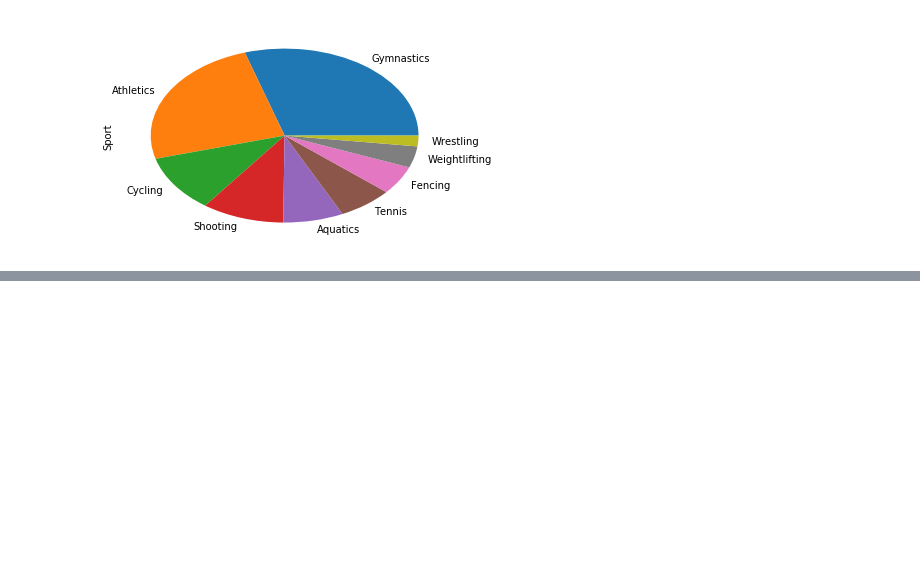
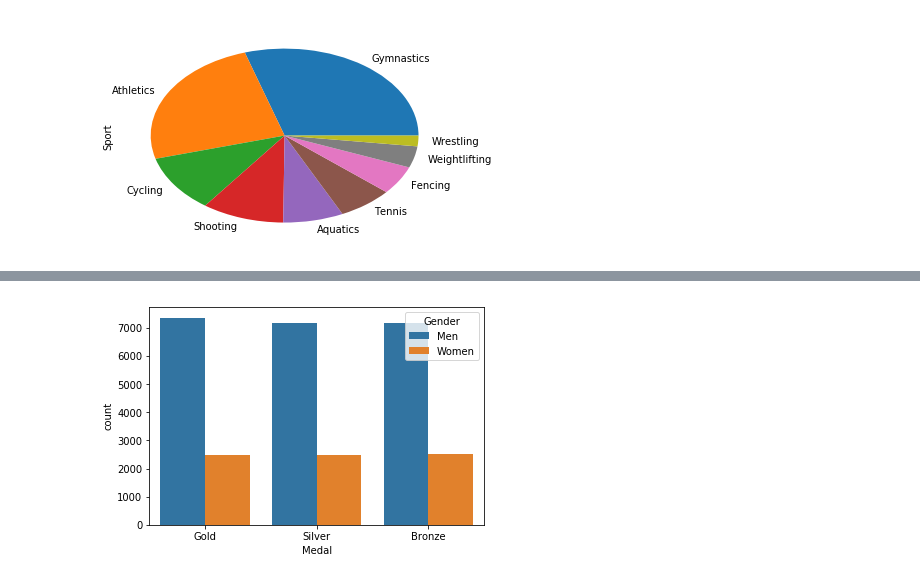
Before and after one commit to zrayyes/Training, a Jupyter notebook: Python Data Science/Pandas Essential Training/Basic Plotting.ipynb, the cells around one changed output, grey strips where cells are left out. Cells and saved outputs as stored; diff of their text form; code cells hidden in the pictures; blank space fills up the shorter version.

```diff
--- a/Python Data Science/Pandas Essential Training/Basic Plotting.ipynb
+++ b/Python Data Science/Pandas Essential Training/Basic Plotting.ipynb
@@ -40,0 +57,4 @@ fo.Sport.value_counts().plot(kind='pie');
+# %%
+sb.countplot(x='Medal', data=oo, hue='Gender');
+# %% [output]
+[figure, added]
```
Also changed, not shown: parts of 6 cells of this notebook.
